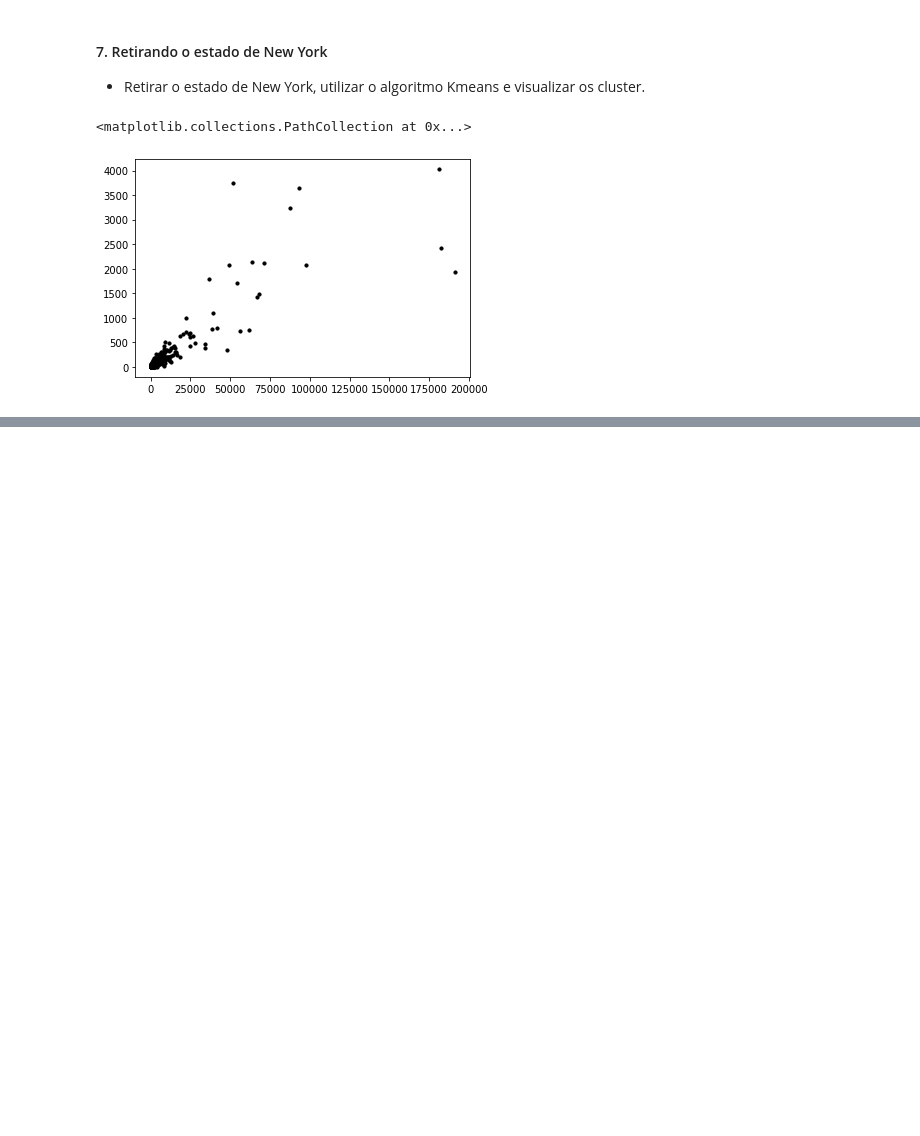
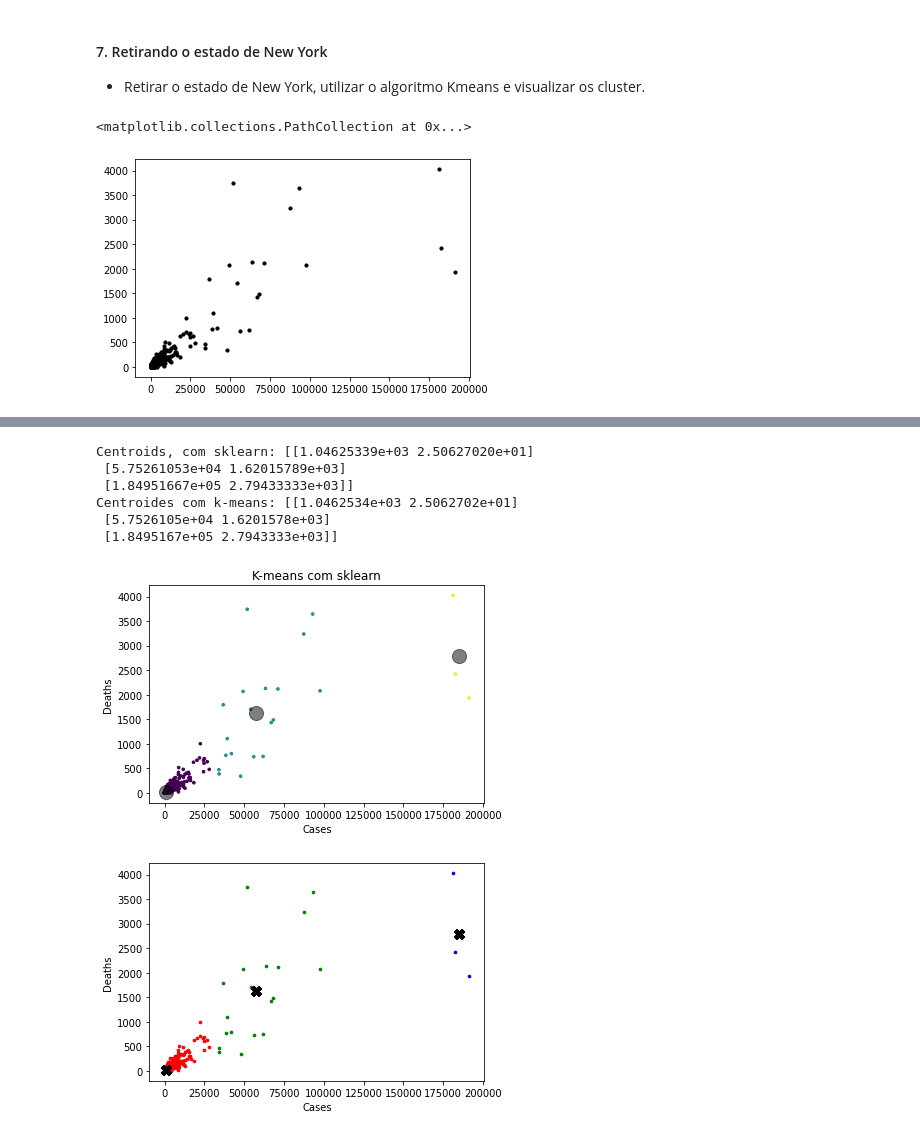
Before and after one commit to matheusjerico/kmeans-scratch, a Jupyter notebook: kmeans_scratch.ipynb, the cells around one changed output, grey strips where cells are left out. Saved outputs shown, nothing was run; the diff lists cells and outputs as text; code cells hidden in the pictures; blank space fills up the shorter version.

```diff
--- a/kmeans_scratch.ipynb
+++ b/kmeans_scratch.ipynb
@@ -246,0 +251,30 @@ Distância média (eixo Y) entre os pontos do centroide 2.0: 834.6925177323191
+# %%
+# Desafio: compare os resultados obtidos pelo seu algoritmo com os da função do K-Means do sklearn
+from sklearn.cluster import KMeans
+def fit_sKmeans(pontos = X, parada = 0.0001, max_iteracoes = 100,k=3):
+  sKmeans = KMeans(n_clusters=k, tol = parada, max_iter = max_iteracoes)
+  sKmeans.fit(pontos)
+  y_kmeans = sKmeans.predict(pontos)
+# desenhando
+  plt.scatter(pontos[:, 0], pontos[:, 1], c=y_kmeans, s=7)
+  centers = sKmeans.cluster_centers_
+  plt.scatter(centers[:, 0], centers[:, 1], c='black', s=200, alpha=0.5)
+  plt.title('K-means com sklearn')
+  plt.xlabel('Cases')
+  plt.ylabel('Deaths')
+  print ('Centroids, com sklearn:',centers)
+# %%
+#executando - com sklearn
+fit_sKmeans()
+# k_means sem o sklearn
+plot_Kmeans()
+print ('Centroides com k-means:', kmeans.centroids)
+# %% [output]
+Centroids, com sklearn: [[1.04625339e+03 2.50627020e+01]
+ [5.75261053e+04 1.62015789e+03]
+ [1.84951667e+05 2.79433333e+03]]
+Centroides com k-means: [[1.0462534e+03 2.5062702e+01]
+ [5.7526105e+04 1.6201578e+03]
+ [1.8495167e+05 2.7943333e+03]]
+[figure, added]
+[figure, added]
```
Also changed, not shown: parts of 9 cells of this notebook.
